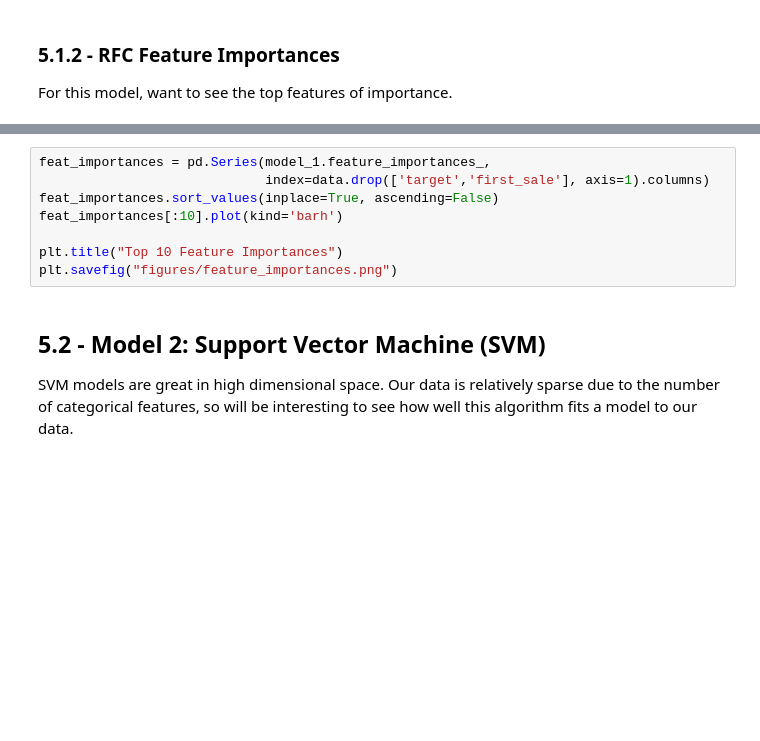
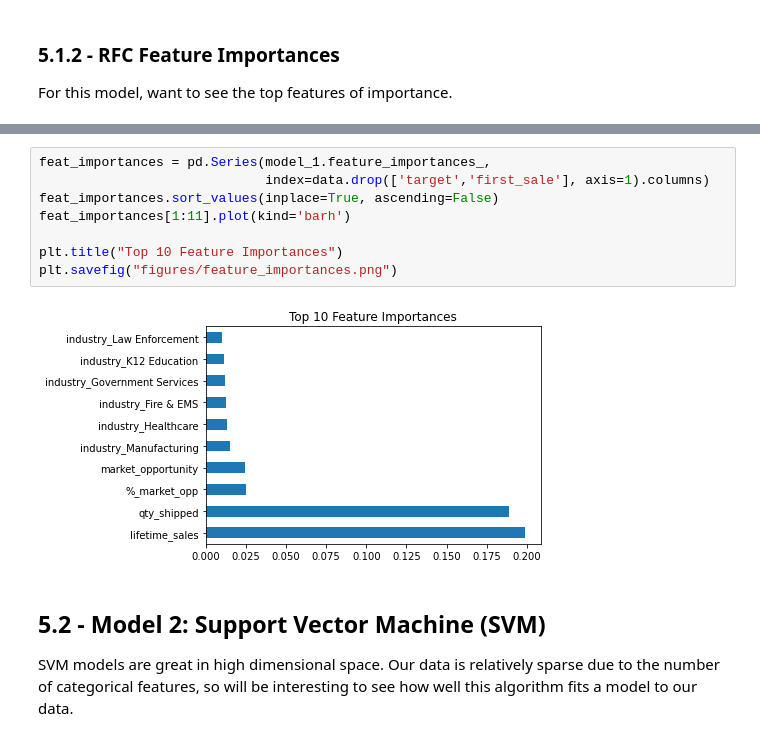
Before and after one commit to markdurrenberger/Retail_Forecasting, a Jupyter notebook: 4_5Processing_Modeling.ipynb, the cells around one changed output, grey strips where cells are left out. Drawn from its saved outputs; the diff is of its cells as text; blank space fills up the shorter version.

```diff
--- a/4_5Processing_Modeling.ipynb
+++ b/4_5Processing_Modeling.ipynb
@@ -347,11 +638,13 @@ for name, importance in zip(data.drop(['target','first_sale'], axis=1),
 # %%
 feat_importances = pd.Series(model_1.feature_importances_,
                              index=data.drop(['target','first_sale'], axis=1).columns)
 feat_importances.sort_values(inplace=True, ascending=False)
-feat_importances[:10].plot(kind='barh')
+feat_importances[1:11].plot(kind='barh')
 
 plt.title("Top 10 Feature Importances")
 plt.savefig("figures/feature_importances.png")
+# %% [output]
+[figure, added]
 # %% [markdown]
 ## 5.2 - Model 2: Support Vector Machine (SVM)
 
```
Also changed, not shown: parts of 40 cells of this notebook, 4 other files.
